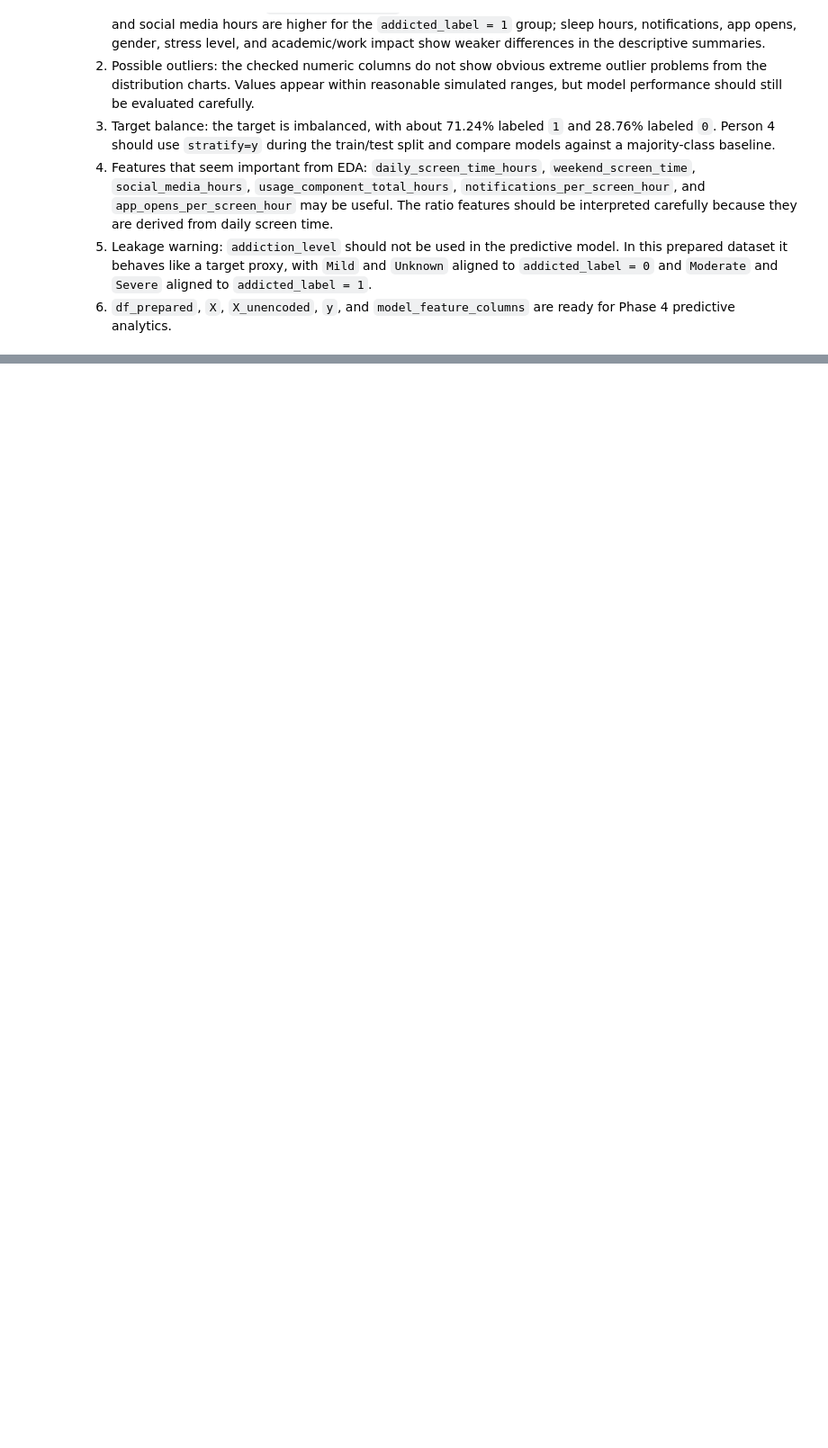
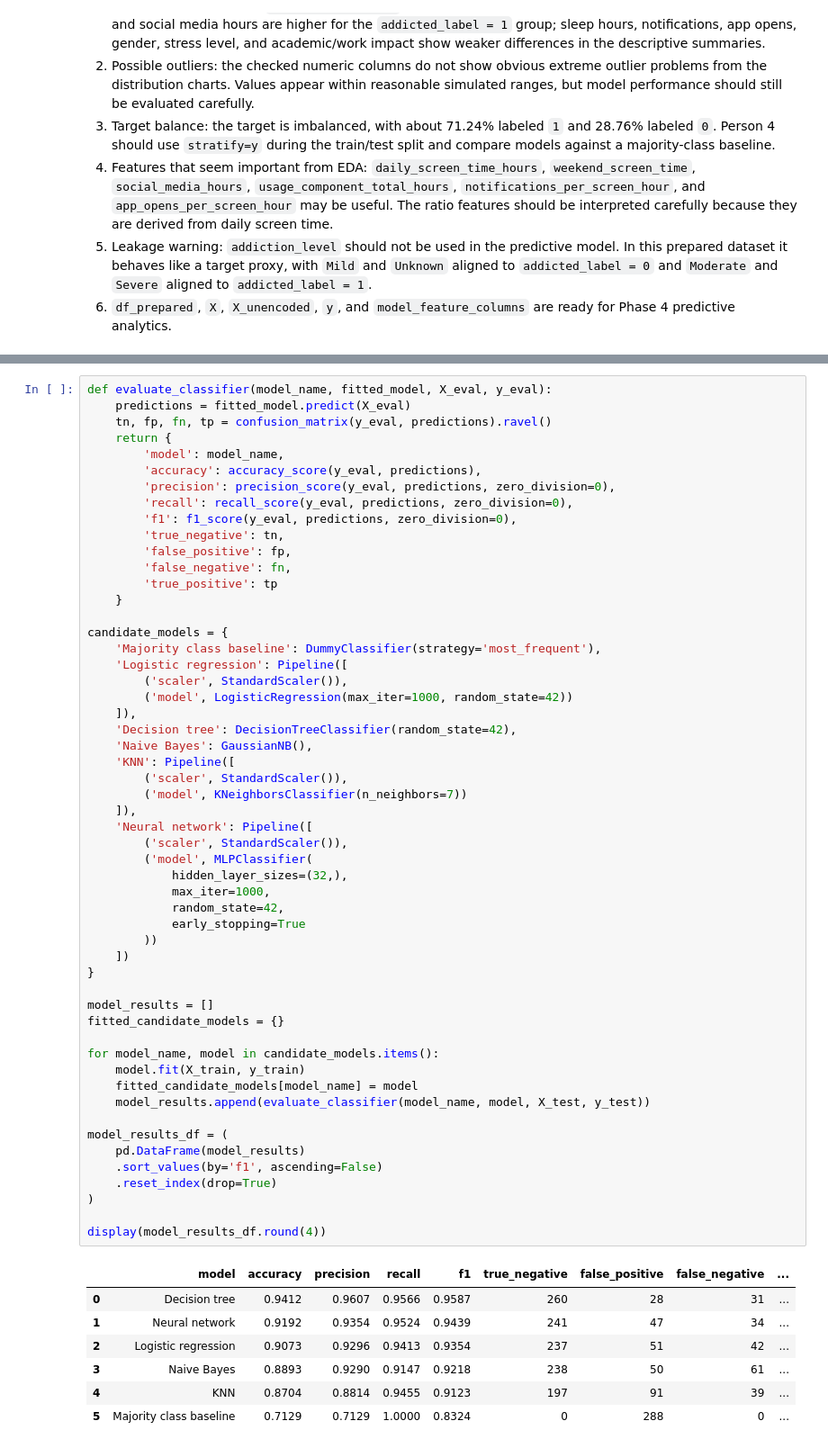
Before and after one commit to Zikri809/Data_Analytics_Project, a Jupyter notebook: Analysis.ipynb, the cells around one changed output, grey strips where cells are left out. Shown at 90% size. Saved outputs shown, nothing was run; the diff lists cells and outputs as text; blank space fills up the shorter version.

```diff
--- a/Analysis.ipynb
+++ b/Analysis.ipynb
@@ -805,0 +911,62 @@ Correlation does not prove causation, but it helps identify non-leaking variable
+# %%
+def evaluate_classifier(model_name, fitted_model, X_eval, y_eval):
+    predictions = fitted_model.predict(X_eval)
+    tn, fp, fn, tp = confusion_matrix(y_eval, predictions).ravel()
+    return {
+        'model': model_name,
+        'accuracy': accuracy_score(y_eval, predictions),
+        'precision': precision_score(y_eval, predictions, zero_division=0),
+        'recall': recall_score(y_eval, predictions, zero_division=0),
+        'f1': f1_score(y_eval, predictions, zero_division=0),
+        'true_negative': tn,
+        'false_positive': fp,
+        'false_negative': fn,
+        'true_positive': tp
+    }
+
+candidate_models = {
+    'Majority class baseline': DummyClassifier(strategy='most_frequent'),
+    'Logistic regression': Pipeline([
+        ('scaler', StandardScaler()),
+        ('model', LogisticRegression(max_iter=1000, random_state=42))
+    ]),
+    'Decision tree': DecisionTreeClassifier(random_state=42),
+    'Naive Bayes': GaussianNB(),
+    'KNN': Pipeline([
+        ('scaler', StandardScaler()),
+        ('model', KNeighborsClassifier(n_neighbors=7))
+    ]),
+    'Neural network': Pipeline([
+        ('scaler', StandardScaler()),
+        ('model', MLPClassifier(
+            hidden_layer_sizes=(32,),
+            max_iter=1000,
+            random_state=42,
+            early_stopping=True
+        ))
+    ])
+}
+
+model_results = []
+fitted_candidate_models = {}
+
+for model_name, model in candidate_models.items():
+    model.fit(X_train, y_train)
+    fitted_candidate_models[model_name] = model
+    model_results.append(evaluate_classifier(model_name, model, X_test, y_test))
+
+model_results_df = (
+    pd.DataFrame(model_results)
+    .sort_values(by='f1', ascending=False)
+    .reset_index(drop=True)
+)
+
+display(model_results_df.round(4))
+# %% [output]
+|  | model | accuracy | precision | recall | f1 | true_negative | false_positive | false_negative | ... |
+| 0 | Decision tree | 0.9412 | 0.9607 | 0.9566 | 0.9587 | 260 | 28 | 31 | ... |
+| 1 | Neural network | 0.9192 | 0.9354 | 0.9524 | 0.9439 | 241 | 47 | 34 | ... |
+| 2 | Logistic regression | 0.9073 | 0.9296 | 0.9413 | 0.9354 | 237 | 51 | 42 | ... |
+| 3 | Naive Bayes | 0.8893 | 0.9290 | 0.9147 | 0.9218 | 238 | 50 | 61 | ... |
+| 4 | KNN | 0.8704 | 0.8814 | 0.9455 | 0.9123 | 197 | 91 | 39 | ... |
+| 5 | Majority class baseline | 0.7129 | 0.7129 | 1.0000 | 0.8324 | 0 | 288 | 0 | ... |
```
Also changed, not shown: parts of 11 cells of this notebook.
